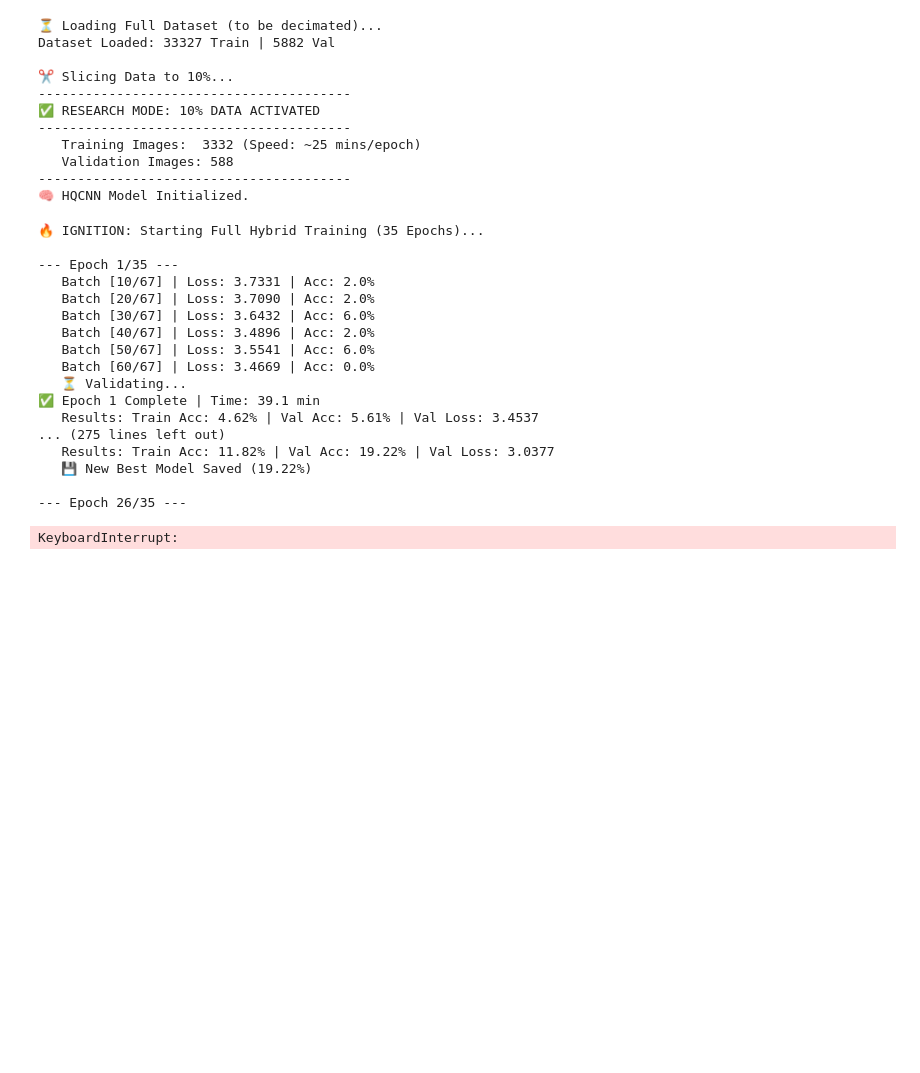
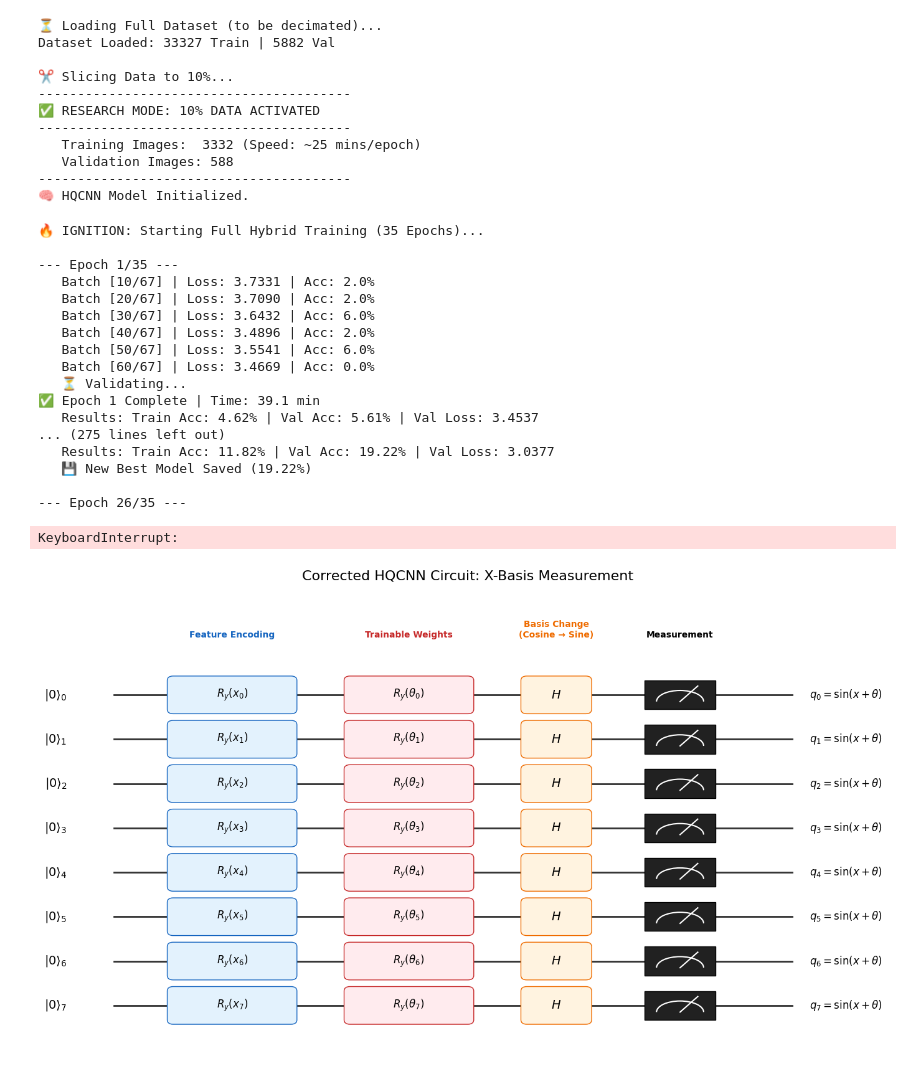
Before and after one commit to Akash-Kishore/HQCNN_Autonomous_Vehicle, a Jupyter notebook: notebooks/model_building.ipynb, the cells around one changed output. Cells and saved outputs as stored; diff of their text form; code cells hidden in the pictures; blank space fills up the shorter version.

```diff
--- a/notebooks/model_building.ipynb
+++ b/notebooks/model_building.ipynb
@@ -236,3 +236,71 @@ plt.show()
 
 --- Epoch 26/35 ---
 KeyboardInterrupt:
+# %%
+import matplotlib.pyplot as plt
+import matplotlib.patches as patches
+
+def draw_scientific_circuit(n_qubits=8):
+    fig, ax = plt.subplots(figsize=(14, 8))
+    ax.set_xlim(-1, 13) # Extended for H gate
+    ax.set_ylim(-1, n_qubits + 1)
+    ax.axis('off')
+
+    # Colors
+    c_wire = '#333333'
+    c_enc = '#E3F2FD' # Blue (Input)
+    c_var = '#FFEBEE' # Red (Weights)
+    c_basis = '#FFF3E0' # Orange (Basis Change)
+
+    gate_h = 0.65
+
+    for i in range(n_qubits):
+        y = n_qubits - 1 - i
+
+        # 1. State |0>
+        ax.text(-0.8, y, f'$|0\\rangle_{{{i}}}$', fontsize=14, ha='right', va='center')
+        ax.plot([0, 11.5], [y, y], color=c_wire, linewidth=2, zorder=0)
+
+        # 2. Encoding: Ry(x)
+        rect_enc = patches.FancyBboxPatch((1.0, y - gate_h/2), 2.0, gate_h, boxstyle="round,pad=0.1",
+                                          edgecolor='#1565C0', facecolor=c_enc)
+        ax.add_patch(rect_enc)
+        ax.text(2.0, y, f'$R_y(x_{{{i}}})$', fontsize=12, ha='center', va='center')
+
+        # 3. Variational: Ry(theta)
+        rect_var = patches.FancyBboxPatch((4.0, y - gate_h/2), 2.0, gate_h, boxstyle="round,pad=0.1",
+                                          edgecolor='#C62828', facecolor=c_var)
+        ax.add_patch(rect_var)
+        ax.text(5.0, y, f'$R_y(\\theta_{{{i}}})$', fontsize=12, ha='center', va='center')
+
+        # 4. CRITICAL FIX: Basis Change (H)
+        # This turns the Z-measurement (Cosine) into X-measurement (Sine)
+        rect_h = patches.FancyBboxPatch((7.0, y - gate_h/2), 1.0, gate_h, boxstyle="round,pad=0.1",
+                                        edgecolor='#EF6C00', facecolor=c_basis)
+        ax.add_patch(rect_h)
+        ax.text(7.5, y, r'$H$', fontsize=14, ha='center', va='center', fontweight='bold')
+
+        # 5. Measurement (Z-Basis)
+        rect_meas = patches.Rectangle((9.0, y - gate_h/2), 1.2, gate_h, edgecolor='black', facecolor='#212121')
+        ax.add_patch(rect_meas)
+        arc = patches.Arc((9.6, y - 0.15), 0.8, 0.5, theta1=0, theta2=180, color='white', linewidth=1.5)
+        ax.add_patch(arc)
+        ax.plot([9.6, 9.9], [y - 0.15, y + 0.2], color='white', linewidth=1.5)
+
+        # Output
+        ax.text(11.8, y, f'$q_{{{i}}} = \\sin(x+\\theta)$', fontsize=12, ha='left', va='center')
+
+    # Annotations
+    ax.text(2.0, n_qubits+0.3, "Feature Encoding", ha='center', fontweight='bold', color='#1565C0')
+    ax.text(5.0, n_qubits+0.3, "Trainable Weights", ha='center', fontweight='bold', color='#C62828')
+    ax.text(7.5, n_qubits+0.3, "Basis Change\n(Cosine \u2192 Sine)", ha='center', fontweight='bold', color='#EF6C00')
+    ax.text(9.6, n_qubits+0.3, "Measurement", ha='center', fontweight='bold')
+
+    plt.title("Corrected HQCNN Circuit: X-Basis Measurement", fontsize=16, pad=30)
+    plt.tight_layout()
+    plt.savefig('hqcnn_circuit_scientific.png', dpi=300)
+    plt.show()
+
+draw_scientific_circuit()
+# %% [output]
+[figure, added]
```
Also changed, not shown: parts of 3 cells of this notebook, 13 other files.
